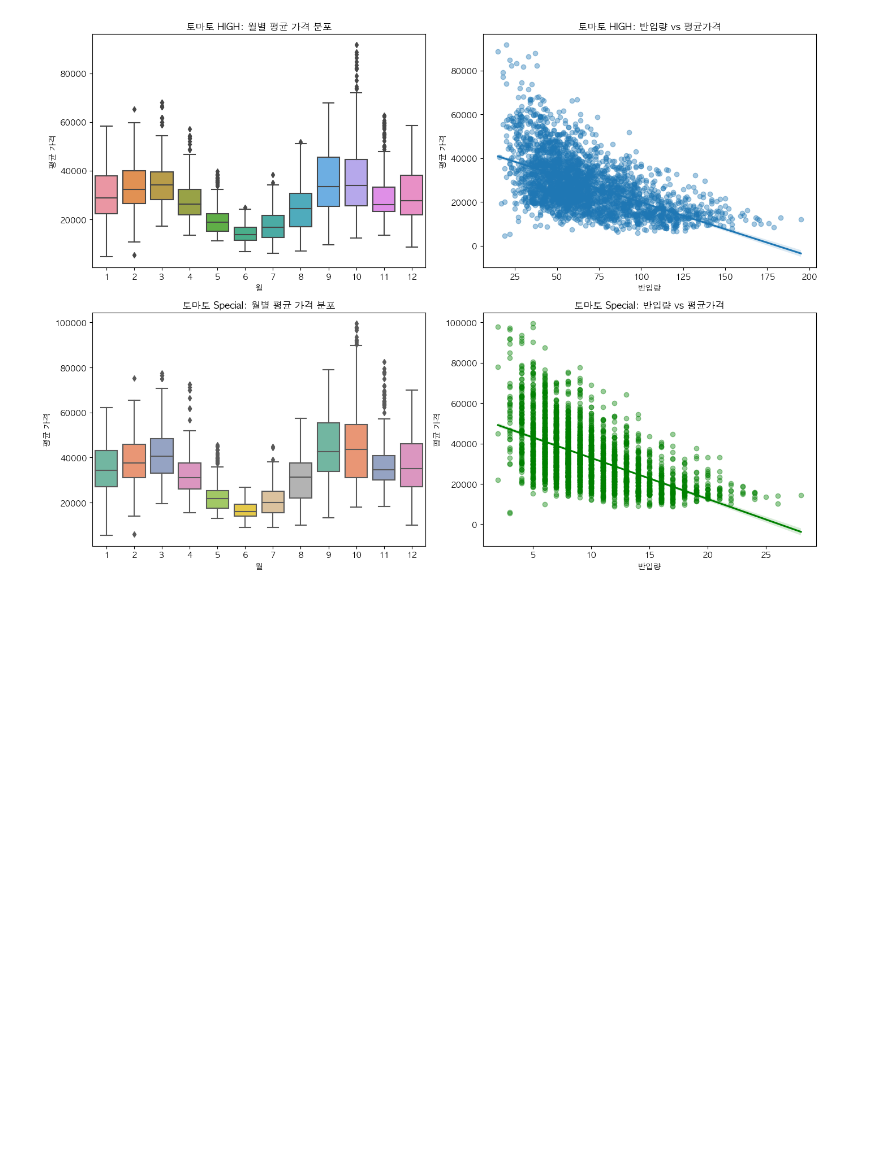
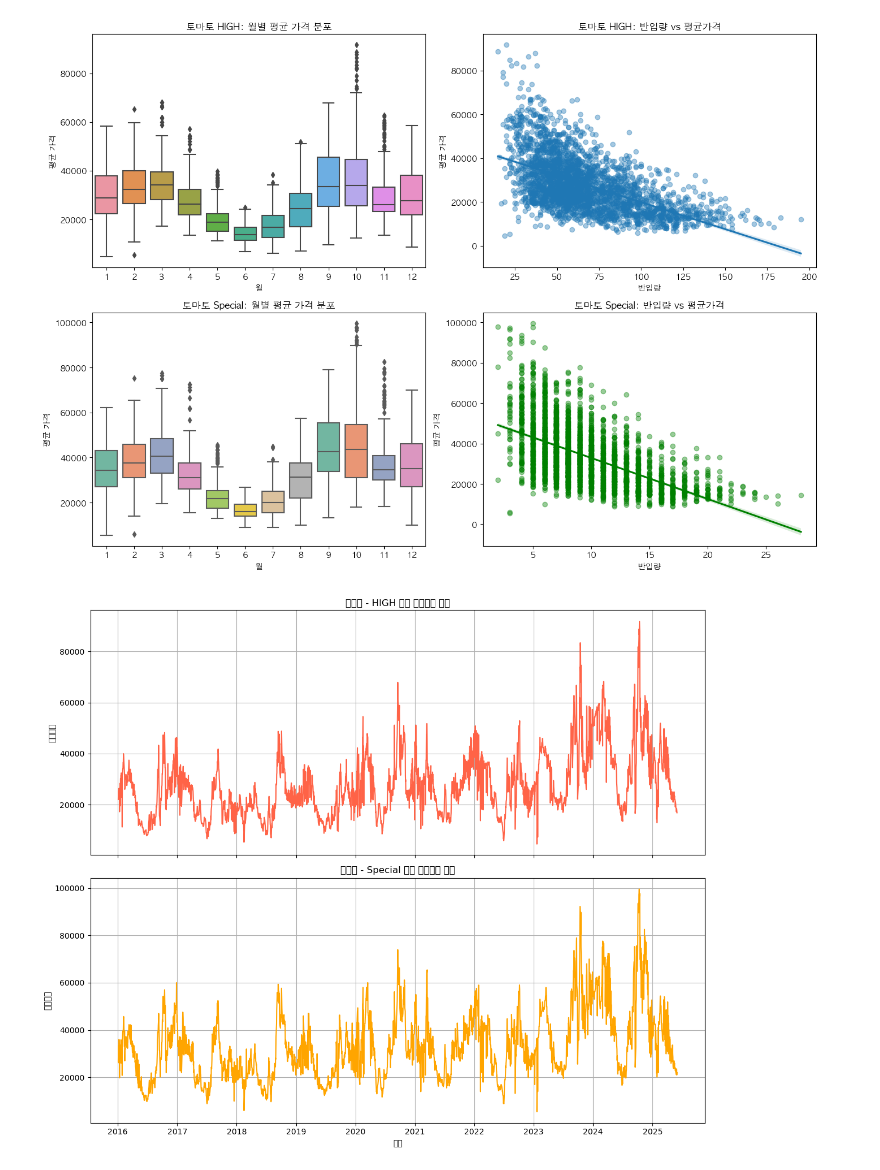
Before and after one commit to wjyi0615/Justick_AI, a Jupyter notebook: Data_250601/TomatoEDA.ipynb, the cells around one changed output. Saved outputs shown, nothing was run; the diff lists cells and outputs as text; code cells hidden in the pictures; blank space fills up the shorter version.

```diff
--- a/Data_250601/TomatoEDA.ipynb
+++ b/Data_250601/TomatoEDA.ipynb
@@ -158,3 +158,33 @@ plt.tight_layout()
 plt.show()
 # %% [output]
 [figure]
+# %%
+import pandas as pd
+import matplotlib.pyplot as plt
+
+# 토마토 데이터 불러오기
+df = pd.read_csv('store/tomato_separated.csv')
+df['date'] = pd.to_datetime(df[['year', 'month', 'day']])
+
+# HIGH, Special 나누기
+high_df = df[df['rate'] == 'HIGH']
+special_df = df[df['rate'] == 'Special']
+
+# 그래프 그리기
+fig, axs = plt.subplots(2, 1, figsize=(12, 10), sharex=True)
+
+axs[0].plot(high_df['date'], high_df['avg_price'], label='HIGH', color='tomato')
+axs[0].set_title('토마토 - HIGH 등급 평균가격 추이')
+axs[0].set_ylabel('평균가격')
+axs[0].grid(True)
+
+axs[1].plot(special_df['date'], special_df['avg_price'], label='Special', color='orange')
+axs[1].set_title('토마토 - Special 등급 평균가격 추이')
+axs[1].set_xlabel('날짜')
+axs[1].set_ylabel('평균가격')
+axs[1].grid(True)
+
+plt.tight_layout()
+plt.show()
+# %% [output]
+[figure, added]
```
Also changed, not shown: 6 other files.
